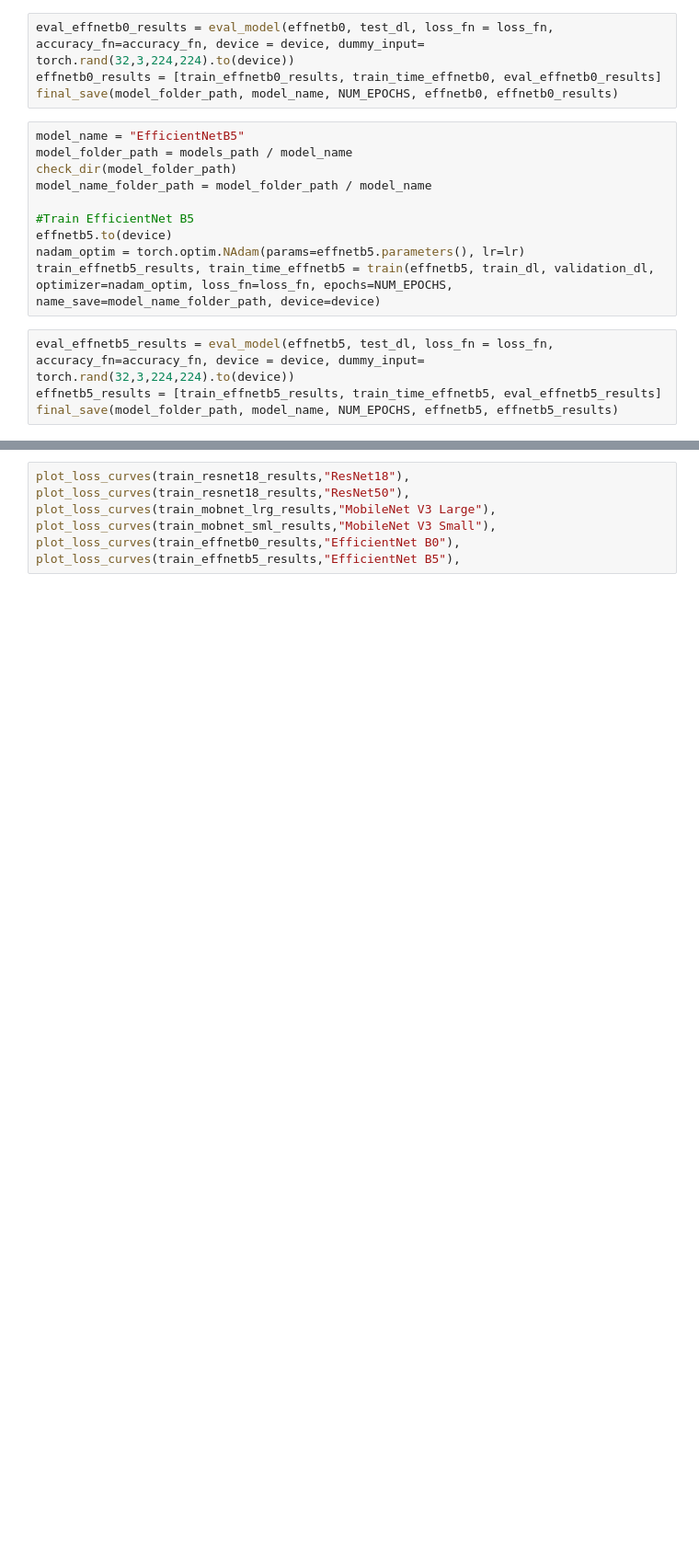
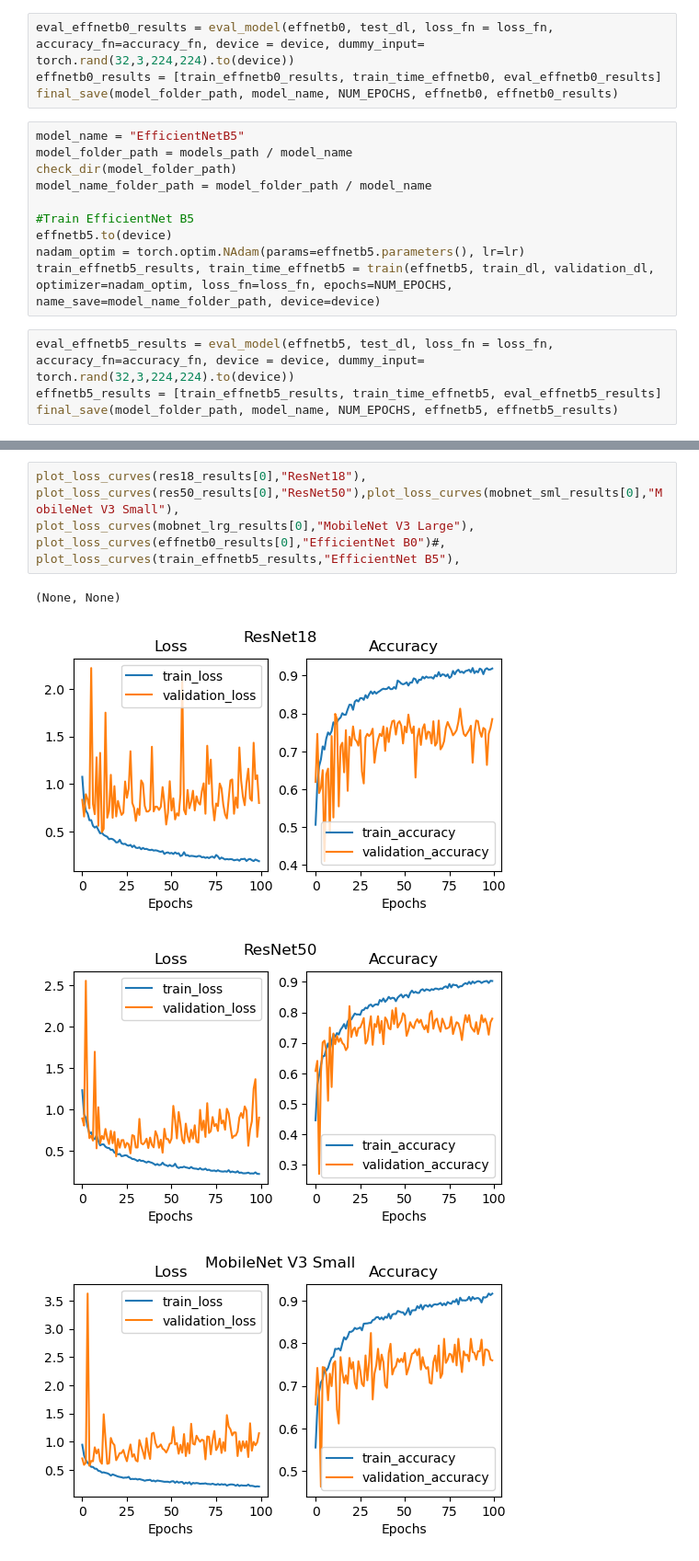
Before and after one commit to J-Mina/AQAUIS, a Jupyter notebook: Code/NAdam_wor.ipynb, the cells around one changed output, grey strips where cells are left out. Shown at 92% size. Saved outputs shown, nothing was run; the diff lists cells and outputs as text; blank space fills up the shorter version.

```diff
--- a/Code/NAdam_wor.ipynb
+++ b/Code/NAdam_wor.ipynb
@@ -179,4 +193,8 @@ final_effnetb0_eval_results = eval_model(final_effnetb0_model,test_dl,loss_fn =
 # %%
-plot_loss_curves(train_resnet18_results,"ResNet18"), plot_loss_curves(train_resnet18_results,"ResNet50"),
-plot_loss_curves(train_mobnet_lrg_results,"MobileNet V3 Large"), plot_loss_curves(train_mobnet_sml_results,"MobileNet V3 Small"),
-plot_loss_curves(train_effnetb0_results,"EfficientNet B0"), plot_loss_curves(train_effnetb5_results,"EfficientNet B5"),
+plot_loss_curves(res18_results[0],"ResNet18"), plot_loss_curves(res50_results[0],"ResNet50"),plot_loss_curves(mobnet_sml_results[0],"MobileNet V3 Small"),
+plot_loss_curves(mobnet_lrg_results[0],"MobileNet V3 Large"), plot_loss_curves(effnetb0_results[0],"EfficientNet B0")#, plot_loss_curves(train_effnetb5_results,"EfficientNet B5"),
+# %% [output]
+(None, None)
+[figure, added]
+[figure, added]
+[figure, added]
```
Also changed, not shown: parts of 15 cells of this notebook, 1 other file.
